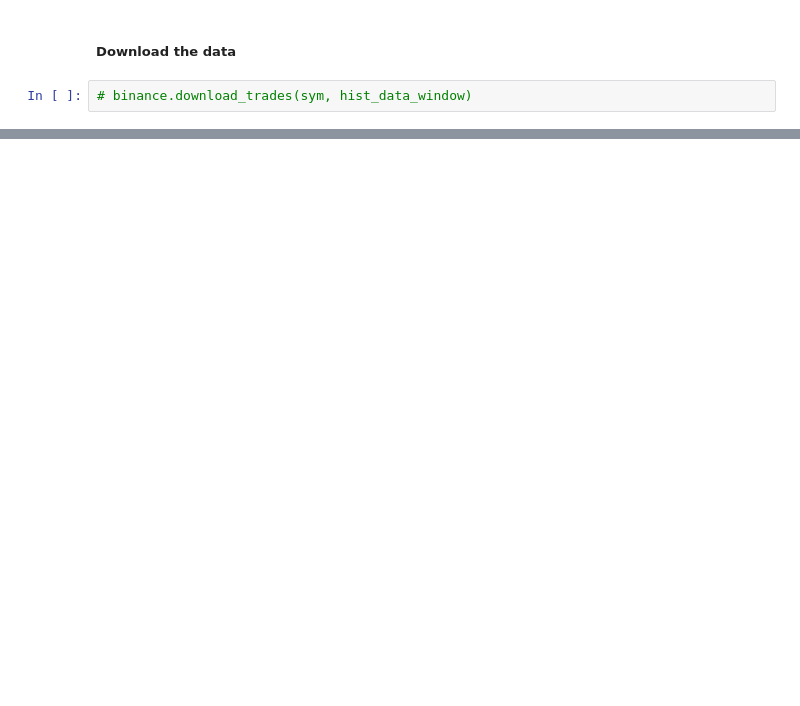
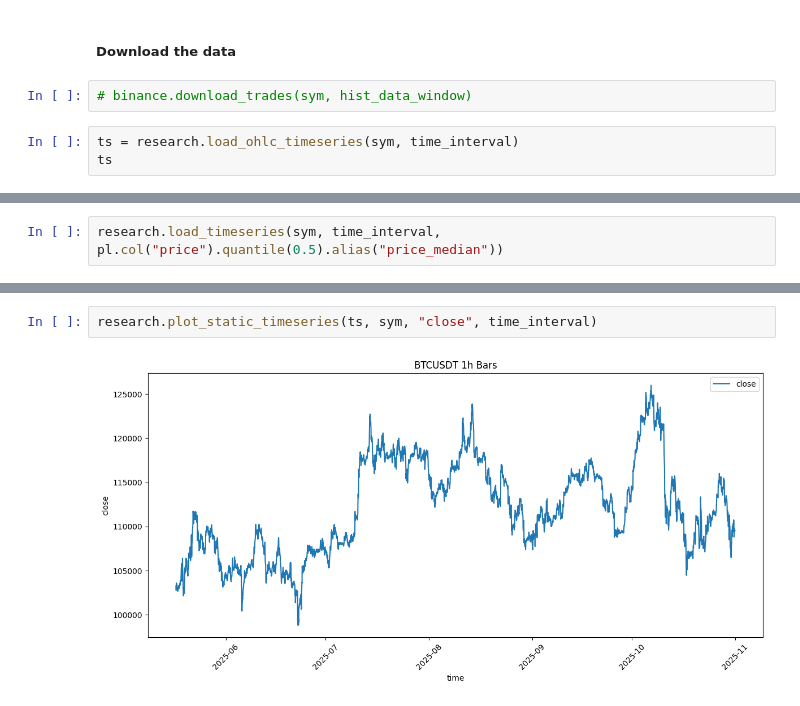
Before and after one commit to tech-ml-quant-luv/Machine-Learning-Engineer-in-Quant, a Jupyter notebook: Machine_learning_projects/quant_trading_strategy_from_scratch/build_predictive_model.ipynb, the cells around one changed output, grey strips where cells are left out. Drawn from its saved outputs; the diff is of its cells as text; blank space fills up the shorter version.

```diff
--- a/Machine_learning_projects/quant_trading_strategy_from_scratch/build_predictive_model.ipynb
+++ b/Machine_learning_projects/quant_trading_strategy_from_scratch/build_predictive_model.ipynb
@@ -49,3 +49,6 @@ annualized_rate = research.sharpe_annualization_factor(time_interval,365,24)
 ##### Download the data
 # %%
 # binance.download_trades(sym, hist_data_window)
+# %%
+ts = research.load_ohlc_timeseries(sym, time_interval)
+ts
@@ -51,0 +70,2 @@ annualized_rate = research.sharpe_annualization_factor(time_interval,365,24)
+# %%
+research.load_timeseries(sym, time_interval, pl.col("price").quantile(0.5).alias("price_median"))
@@ -51,0 +87,4 @@ annualized_rate = research.sharpe_annualization_factor(time_interval,365,24)
+# %%
+research.plot_static_timeseries(ts, sym, "close", time_interval)
+# %% [output]
+[figure, added]
```
Also changed, not shown: parts of 5 cells of this notebook.
